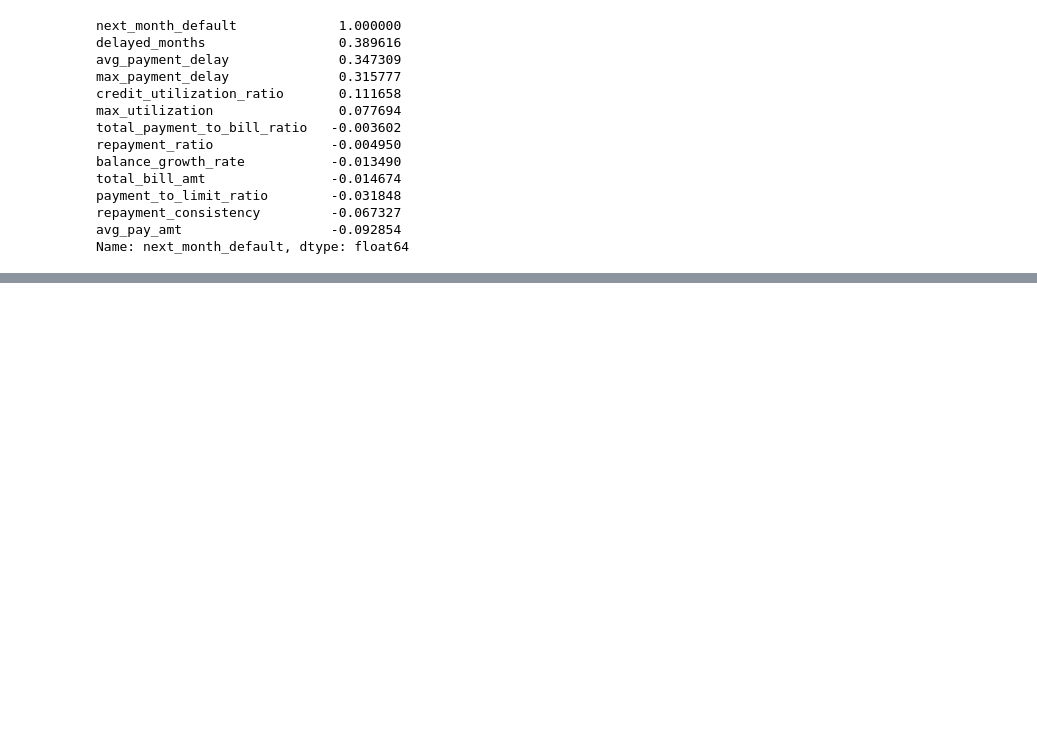
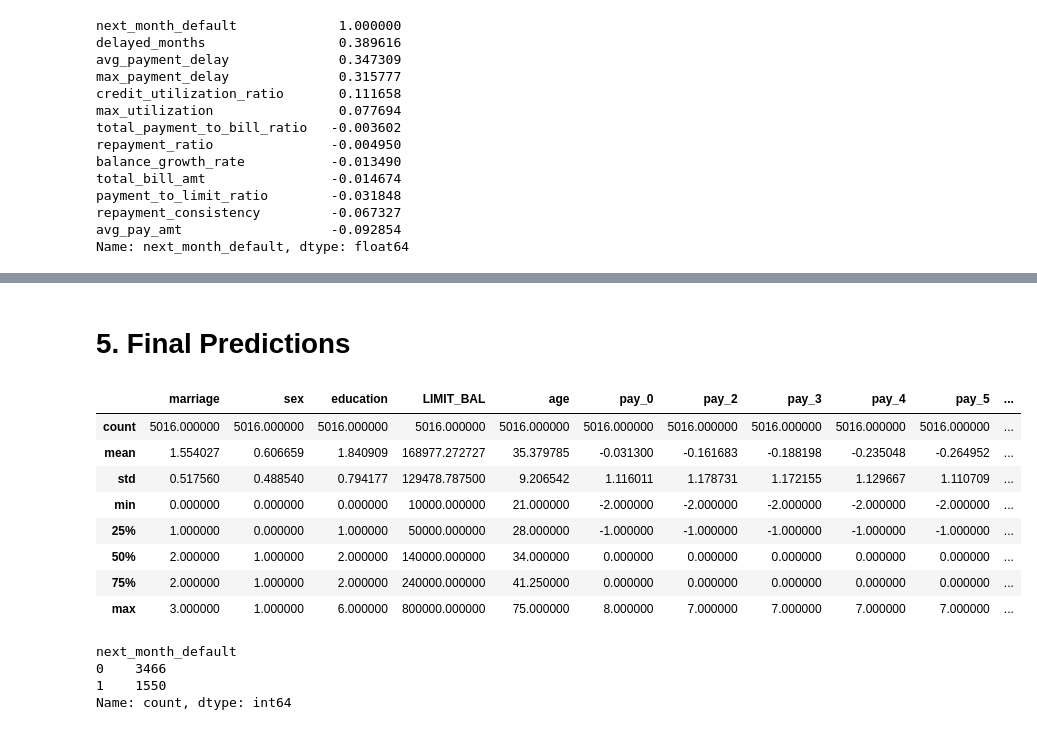
Before and after one commit to bhakarboy01/Credit_Card_Default_Prediction, a Jupyter notebook: EDA.ipynb, the cells around one changed output, grey strips where cells are left out. Cells and saved outputs as stored; diff of their text form; code cells hidden in the pictures; blank space fills up the shorter version.

```diff
--- a/EDA.ipynb
+++ b/EDA.ipynb
@@ -1134,0 +908,42 @@ ROC AUC: 0.7737
+# %% [markdown]
+# 5. Final Predictions
+# %%
+validation_data = "Datasets_final/validate_dataset_final.csv"
+df_v = pd.read_csv(validation_data)
+customer = df_v['Customer_ID']
+df_v['PAY_TO_BILL_ratio_clip'] = df_v['PAY_TO_BILL_ratio'].clip(lower=lower_bound, upper=upper_bound)
+df_v.drop(['Customer_ID', 'PAY_TO_BILL_ratio'],axis=1, inplace = True)
+df_v['avg_delay'] = df_v[pay_cols].mean(axis=1)
+# %%
+pay_amt_cols = ['pay_amt1', 'pay_amt2', 'pay_amt3', 'pay_amt4', 'pay_amt5', 'pay_amt6']
+bill_cols = ['Bill_amt1', 'Bill_amt2', 'Bill_amt3', 'Bill_amt4', 'Bill_amt5', 'Bill_amt6']
+pay_status_cols = ['pay_0', 'pay_2', 'pay_3', 'pay_4', 'pay_5', 'pay_6']
+
+df_v['credit_utilization_ratio'] = df_v['AVG_Bill_amt'] / df_v['LIMIT_BAL']
+df_v['avg_pay_amt'] = df_v[pay_amt_cols].mean(axis=1)
+df_v['payment_to_limit_ratio'] = df_v[pay_amt_cols].sum(axis=1) / df_v['LIMIT_BAL']
+df_v['avg_payment_delay'] = df_v[pay_status_cols].apply(lambda row: row[row >= 0].mean(), axis=1).fillna(0)
+df_v['max_payment_delay'] = df_v[pay_status_cols].max(axis=1)
+df_v['delayed_months'] = df_v[pay_status_cols].apply(lambda row: (row >= 1).sum(), axis=1)
+df_v['repayment_consistency'] = df_v[pay_amt_cols].std(axis=1)
+df_v['total_bill_amt'] = df_v[bill_cols].sum(axis=1)
+df_v['total_payment_to_bill_ratio'] = df_v[pay_amt_cols].sum(axis=1) / df_v[bill_cols].sum(axis=1).replace(0, np.nan)
+df_v['repayment_ratio'] = df_v[pay_amt_cols].mean(axis=1) / df_v[bill_cols].replace(0, np.nan).mean(axis=1)
+df_v['max_utilization'] = df_v[bill_cols].max(axis=1) / df_v['LIMIT_BAL']
+df_v['balance_growth_rate'] = (df_v['Bill_amt1'] - df_v['Bill_amt6']) / df_v['Bill_amt6'].replace(0, np.nan)
+
+#As we have used divide operator so it might have generated NaN or infinite values so to fix that
+numeric_cols = df_v.select_dtypes(include=[np.number]).columns
+df_v[numeric_cols] = df_v[numeric_cols].replace([np.inf, -np.inf], np.nan).fillna(0)
+# %%
+df_v.describe()
+# %% [output]
+|  | marriage | sex | education | LIMIT_BAL | age | pay_0 | pay_2 | pay_3 | pay_4 | pay_5 | ... |
+| count | 5016.000000 | 5016.000000 | 5016.000000 | 5016.000000 | 5016.000000 | 5016.000000 | 5016.000000 | 5016.000000 | 5016.000000 | 5016.000000 | ... |
+| mean | 1.554027 | 0.606659 | 1.840909 | 168977.272727 | 35.379785 | -0.031300 | -0.161683 | -0.188198 | -0.235048 | -0.264952 | ... |
+| std | 0.517560 | 0.488540 | 0.794177 | 129478.787500 | 9.206542 | 1.116011 | 1.178731 | 1.172155 | 1.129667 | 1.110709 | ... |
+| min | 0.000000 | 0.000000 | 0.000000 | 10000.000000 | 21.000000 | -2.000000 | -2.000000 | -2.000000 | -2.000000 | -2.000000 | ... |
+| 25% | 1.000000 | 0.000000 | 1.000000 | 50000.000000 | 28.000000 | -1.000000 | -1.000000 | -1.000000 | -1.000000 | -1.000000 | ... |
+| 50% | 2.000000 | 1.000000 | 2.000000 | 140000.000000 | 34.000000 | 0.000000 | 0.000000 | 0.000000 | 0.000000 | 0.000000 | ... |
+| 75% | 2.000000 | 1.000000 | 2.000000 | 240000.000000 | 41.250000 | 0.000000 | 0.000000 | 0.000000 | 0.000000 | 0.000000 | ... |
+| max | 3.000000 | 1.000000 | 6.000000 | 800000.000000 | 75.000000 | 8.000000 | 7.000000 | 7.000000 | 7.000000 | 7.000000 | ... |
@@ -1134,0 +961,7 @@ ROC AUC: 0.7737
+# %%
+prediction['next_month_default'].value_counts()
+# %% [output]
+next_month_default
+0    3466
+1    1550
+Name: count, dtype: int64
```
Also changed, not shown: parts of 36 cells of this notebook, 1 other file.
